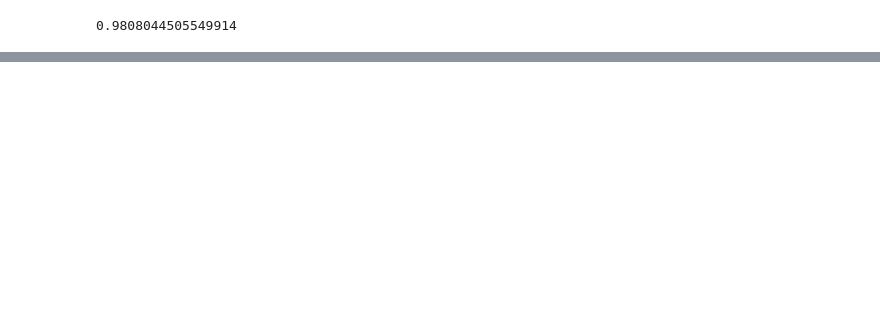
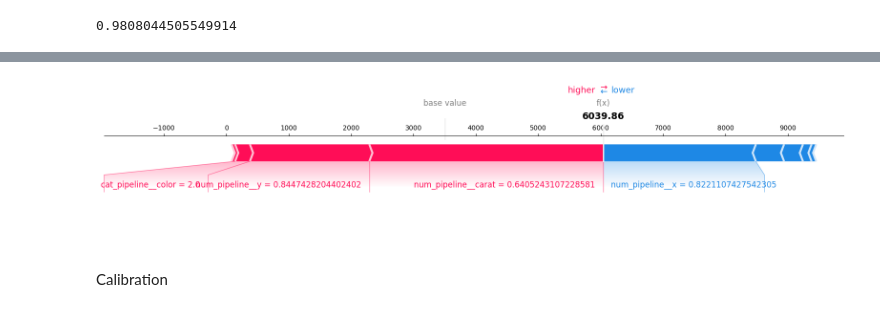
Before and after one commit to Anant4830/FirstMLProject, a Jupyter notebook: experiments/experiments.ipynb, the cells around one changed output, grey strips where cells are left out. Saved outputs shown, nothing was run; the diff lists cells and outputs as text; code cells hidden in the pictures; blank space fills up the shorter version.

Commit message:
experiment.ipynb updated with Explainabilty

```diff
--- a/experiments/experiments.ipynb
+++ b/experiments/experiments.ipynb
@@ -602,0 +609,3 @@ max(r2_list)
+# %%
+model_exp = LinearRegression()
+model_exp.fit(X_train, y_train)
@@ -602,0 +623,5 @@ max(r2_list)
+# %%
+# 1. Explainability with SHAP
+print("Generating SHAP Explanations...")
+explainer = shap.LinearExplainer(model_exp, X_train)
+shap_values = explainer(X_test)
@@ -602,0 +635,11 @@ max(r2_list)
+# %%
+# Pick an individual instance to visualize
+index = 0  # Index of the instance to explain
+shap.force_plot(
+    explainer.expected_value,  # Expected value (base value)
+    shap_values[index].values,  # SHAP values for the instance
+    X_test.iloc[index, :],  # Feature values for the instance
+    matplotlib=True  # Use matplotlib for visualization
+)
+# %% [output]
+[figure, added]
@@ -602,0 +649,2 @@ max(r2_list)
+# %% [markdown]
+Calibration
```
Also changed, not shown: parts of 37 cells of this notebook, 1 other file.
